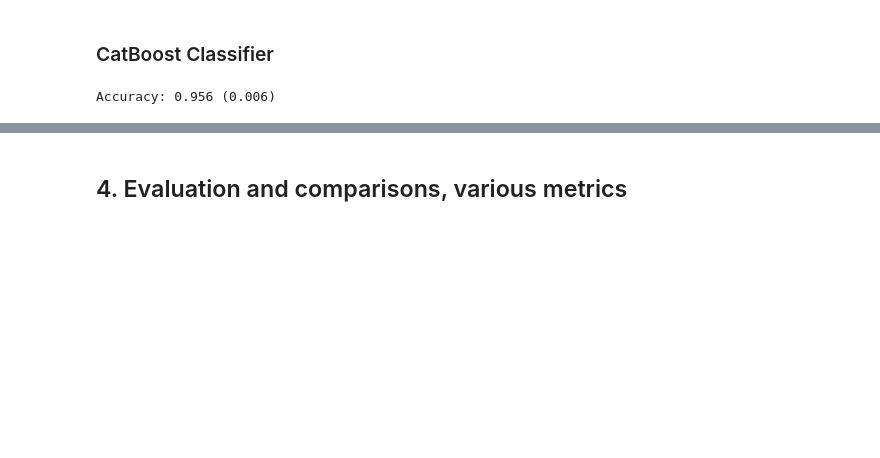
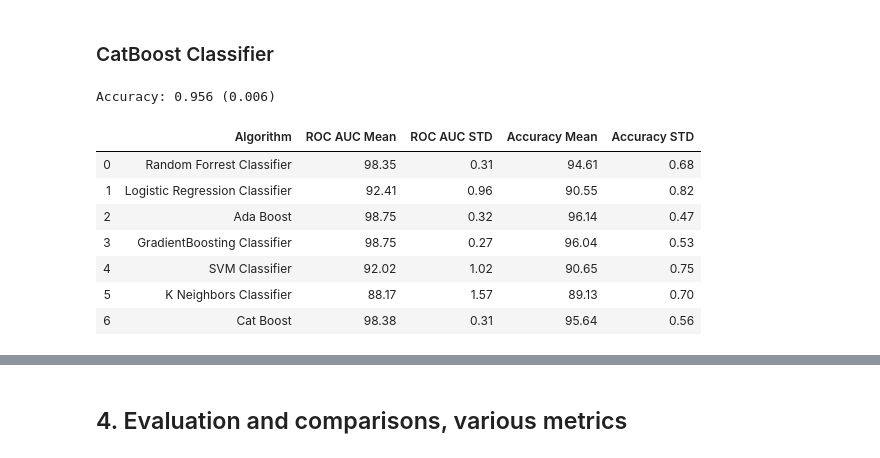
Before and after one commit to hiulian69/Bank_Churn_Prediction, a Jupyter notebook: Models.ipynb, the cells around one changed output, grey strips where cells are left out. Cells and saved outputs as stored; diff of their text form; code cells hidden in the pictures; blank space fills up the shorter version.

```diff
--- a/Models.ipynb
+++ b/Models.ipynb
@@ -411,11 +450,20 @@ Accuracy: 0.905 (0.008)
 X, y = preprocess_data(data , scale =True, one_hot= True)
 
 ada_boost = AdaBoostClassifier(n_estimators=100, random_state=0)
+name = 'Ada Boost'
 
 
-n_scores = cross_val_score(ada_boost, X, y, scoring='accuracy', cv=cv, n_jobs=-1, error_score='raise')
+n_scores_acc = cross_val_score(ada_boost, X, y, scoring='accuracy', cv=cv, n_jobs=-1, error_score='raise')
+n_scores_auc = cross_val_score(ada_boost, X, y, scoring='roc_auc', cv=cv, n_jobs=-1, error_score='raise')
 
-print('Accuracy: %.3f (%.3f)' % (mean(n_scores), std(n_scores)))
-models.append(("AdaBoost", ada_boost))
+
+model_results.loc[2] = [name,
+                         round(n_scores_auc.mean()*100, 2),
+                         round(n_scores_auc.std()*100, 2),
+                         round(n_scores_acc.mean()*100, 2),
+                         round(n_scores_acc.std()*100, 2)]
+print('Accuracy: %.3f (%.3f)' % (mean(n_scores_acc), std(n_scores_acc)))
+
+display(model_results)
 # %% [output]
 Accuracy: 0.961 (0.005)
@@ -453,10 +537,19 @@ Accuracy: 0.961 (0.005)
 X, y = preprocess_data(data, scale=False, one_hot=False)
 
 k_neig = KNeighborsClassifier(n_neighbors = 5, metric ="minkowski", p = 2)
+name = 'K Neighbors Classifier'
 
-n_scores = cross_val_score(k_neig, X, y, scoring='accuracy', cv=cv, n_jobs=-1, error_score='raise')
-print('Accuracy: %.3f (%.3f)' % (mean(n_scores), std(n_scores)))
+n_scores_acc = cross_val_score(k_neig, X, y, scoring='accuracy', cv=cv, n_jobs=-1, error_score='raise')
+n_scores_auc = cross_val_score(k_neig, X, y, scoring='roc_auc', cv=cv, n_jobs=-1, error_score='raise')
 
-models.append(("KNeighbors Classifier", k_neig))
+
+model_results.loc[5] = [name,
+                         round(n_scores_auc.mean()*100, 2),
+                         round(n_scores_auc.std()*100, 2),
+                         round(n_scores_acc.mean()*100, 2),
+                         round(n_scores_acc.std()*100, 2)]
+print('Accuracy: %.3f (%.3f)' % (mean(n_scores_acc), std(n_scores_acc)))
+
+display(model_results)
 # %% [output]
 Accuracy: 0.891 (0.007)
@@ -465,13 +567,30 @@ Accuracy: 0.891 (0.007)
 # %%
 from catboost import CatBoostClassifier
 
 X, y = cat_boost(data)
 
 cat = CatBoostClassifier(n_estimators=150, learning_rate = 0.1, max_depth = 2, random_state = 0)
+name= 'Cat Boost'
 
-n_scores = cross_val_score(cat , X, y, scoring='accuracy', cv=cv, n_jobs=-1, error_score='raise')
-print('Accuracy: %.3f (%.3f)' % (mean(n_scores), std(n_scores)))
+n_scores_acc = cross_val_score(cat , X, y, scoring='accuracy', cv=cv, n_jobs=-1, error_score='raise')
+n_scores_auc = cross_val_score(cat, X, y, scoring='roc_auc', cv=cv, n_jobs=-1, error_score='raise')
 
-models.append(("CatBoost Classifier", cat))
+
+model_results.loc[6] = [name,
+                         round(n_scores_auc.mean()*100, 2),
+                         round(n_scores_auc.std()*100, 2),
+                         round(n_scores_acc.mean()*100, 2),
+                         round(n_scores_acc.std()*100, 2)]
+print('Accuracy: %.3f (%.3f)' % (mean(n_scores_acc), std(n_scores_acc)))
+
+display(model_results)
 # %% [output]
 Accuracy: 0.956 (0.006)
+|  | Algorithm | ROC AUC Mean | ROC AUC STD | Accuracy Mean | Accuracy STD |
+| 0 | Random Forrest Classifier | 98.35 | 0.31 | 94.61 | 0.68 |
+| 1 | Logistic Regression Classifier | 92.41 | 0.96 | 90.55 | 0.82 |
+| 2 | Ada Boost | 98.75 | 0.32 | 96.14 | 0.47 |
+| 3 | GradientBoosting Classifier | 98.75 | 0.27 | 96.04 | 0.53 |
+| 4 | SVM Classifier | 92.02 | 1.02 | 90.65 | 0.75 |
+| 5 | K Neighbors Classifier | 88.17 | 1.57 | 89.13 | 0.70 |
+| 6 | Cat Boost | 98.38 | 0.31 | 95.64 | 0.56 |
```
Also changed, not shown: parts of 20 cells of this notebook, 7 other files.
